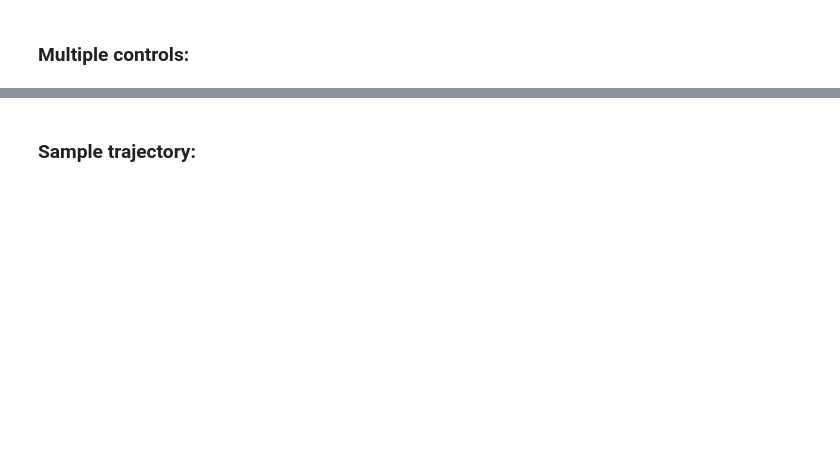
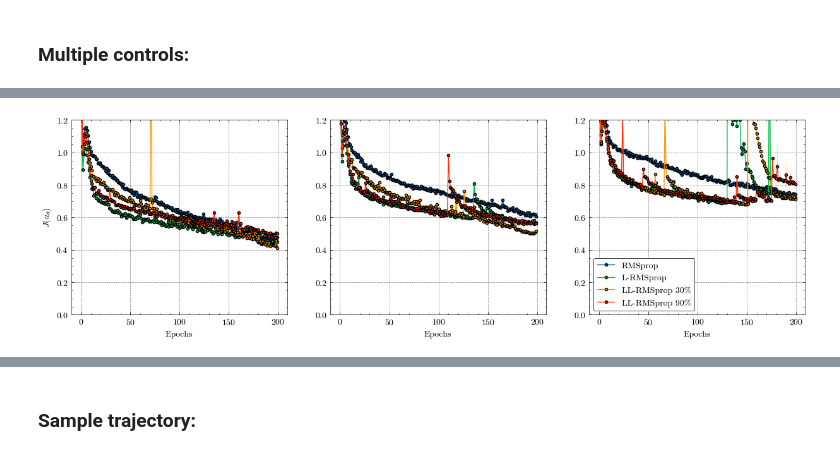
Before and after one commit to SaadSouilmi/Langevin-algorithms-for-deep-stochastic-control, a Jupyter notebook: DeepHedging.ipynb, the cells around one changed output, grey strips where cells are left out. Cells and saved outputs as stored; diff of their text form; code cells hidden in the pictures; blank space fills up the shorter version.

```diff
--- a/DeepHedging.ipynb
+++ b/DeepHedging.ipynb
@@ -700,0 +463,17 @@ plot_langevin_loss(
+# %%
+rmsprop_multiple_ctrl = test_diag_multiple_ctrls(
+    model_config,
+    [10, 20, 40],
+    control_config,
+    optim.RMSprop,
+    LRMSprop,
+    "RMSprop",
+    2e-3,
+    2e-4,
+    [2e-3, 2e-3, 2e-3],
+    [30, 90],
+    200,
+    180,
+)
+# %% [output]
+[figure, added]
```
Also changed, not shown: parts of 36 cells of this notebook, 3 other files.
